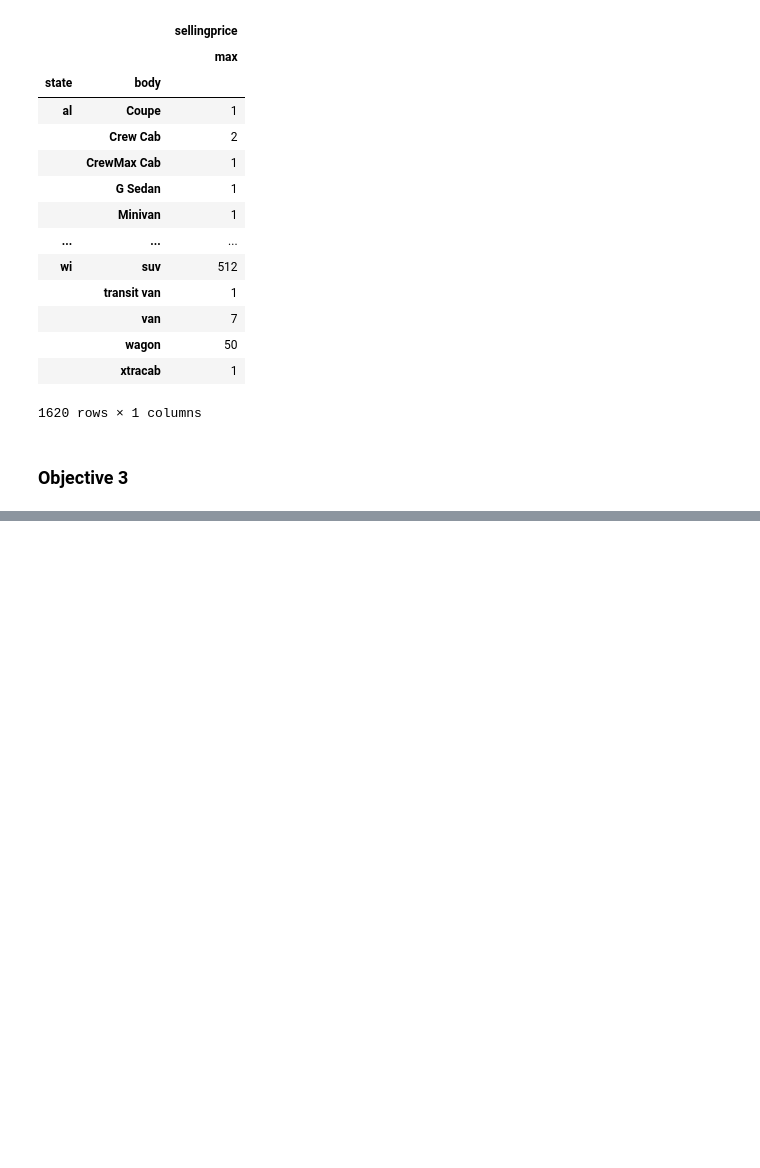
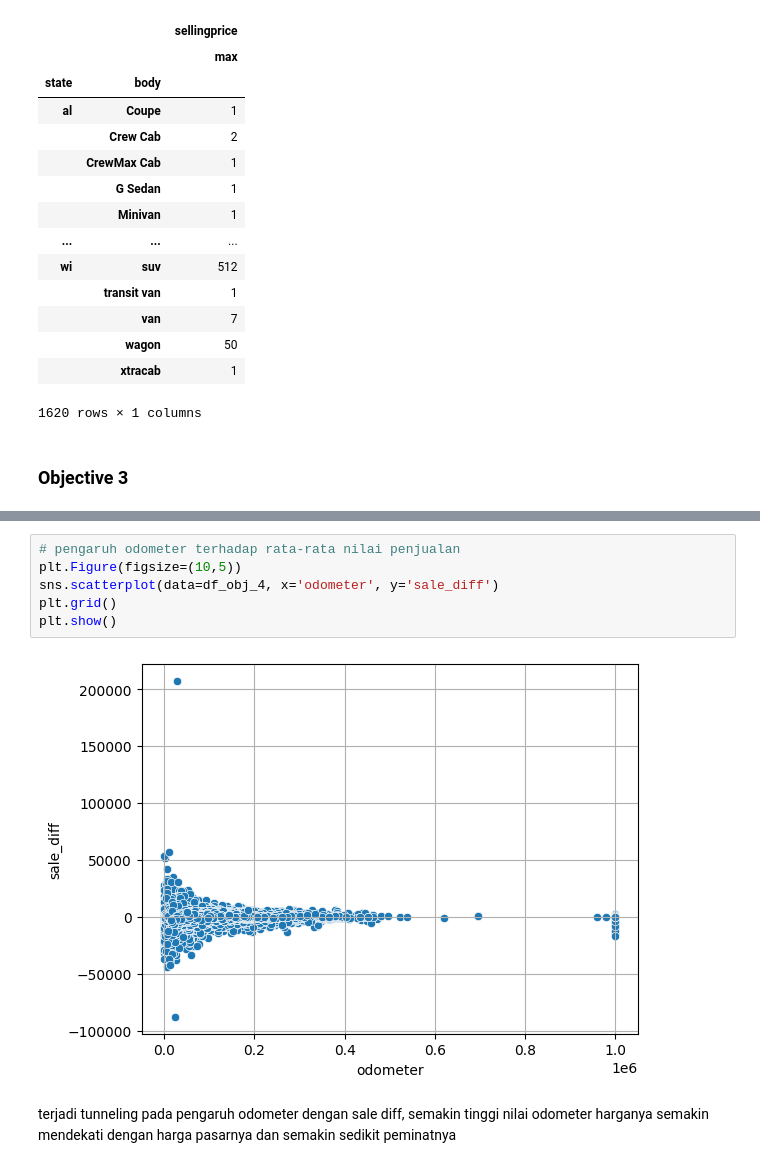
Before and after one commit to R3Z4P4HL3V1/UsedCarAnalysis, a Jupyter notebook: index.ipynb, the cells around one changed output, grey strips where cells are left out. Cells and saved outputs as stored; diff of their text form; blank space fills up the shorter version.

```diff
--- a/index.ipynb
+++ b/index.ipynb
@@ -656,0 +736,10 @@ body_state.pivot_table(
+# %%
+# pengaruh odometer terhadap rata-rata nilai penjualan
+plt.Figure(figsize=(10,5))
+sns.scatterplot(data=df_obj_4, x='odometer', y='sale_diff')
+plt.grid()
+plt.show()
+# %% [output]
+[figure, added]
+# %% [markdown]
+terjadi tunneling pada pengaruh odometer dengan sale diff, semakin tinggi nilai odometer harganya semakin mendekati dengan harga pasarnya dan semakin sedikit peminatnya
```
Also changed, not shown: parts of 24 cells of this notebook.
